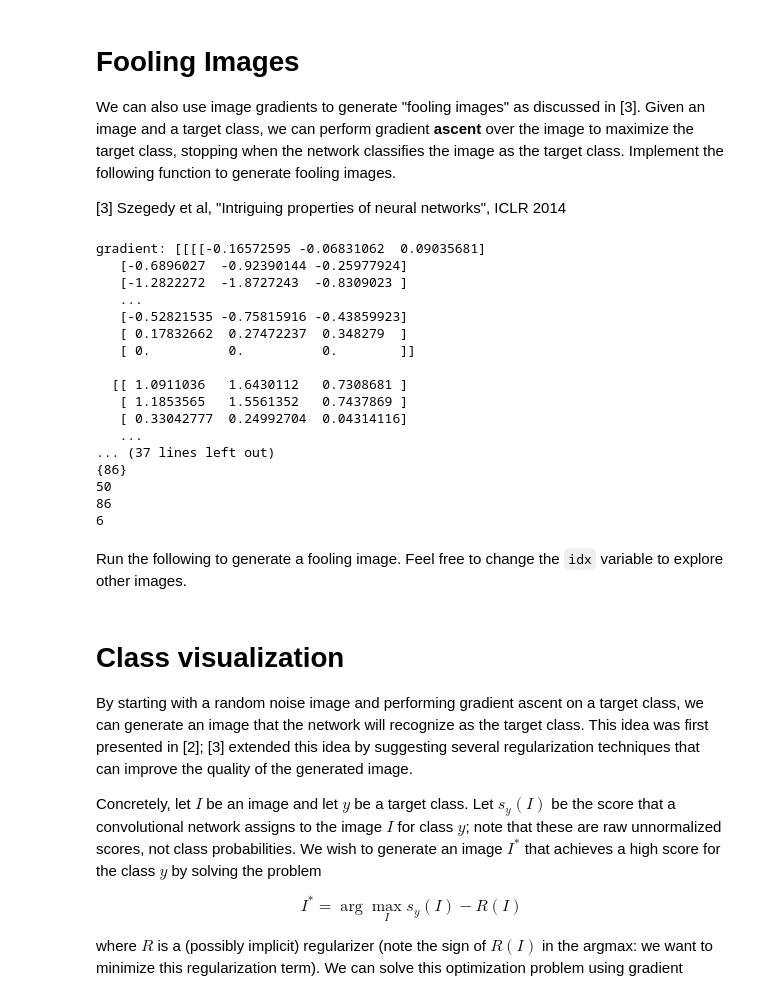
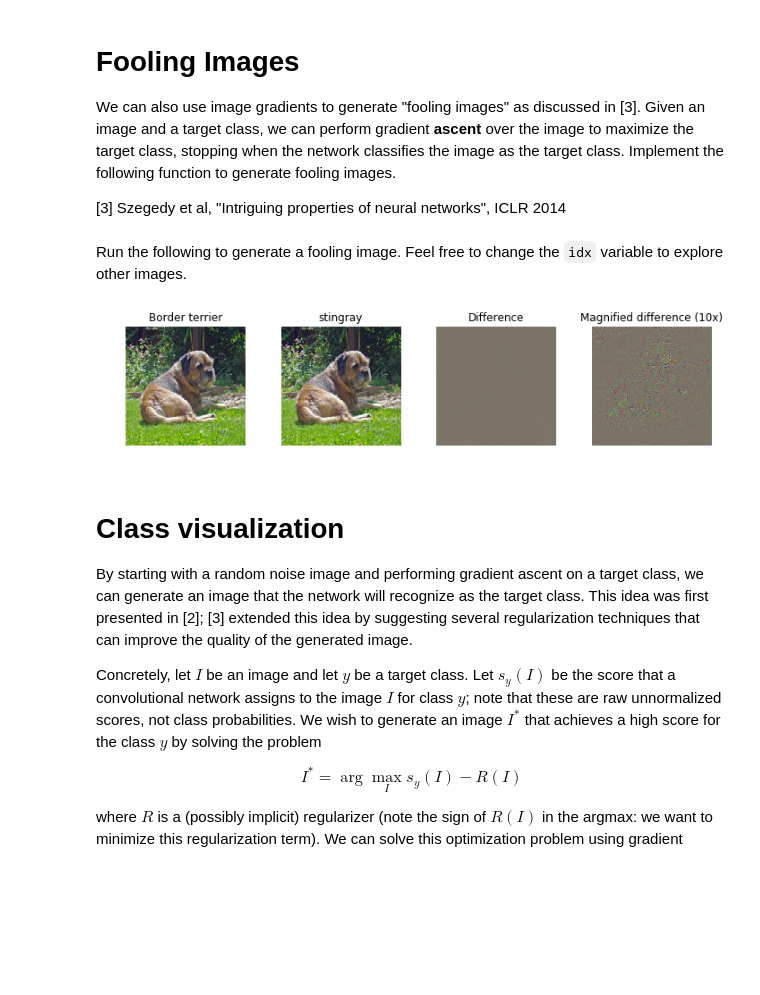
Before and after one commit to baek-jinoo/cs231n_assignments, a Jupyter notebook: assignment3/NetworkVisualization-TensorFlow.ipynb, the cells around one changed output. Saved outputs shown, nothing was run; the diff lists cells and outputs as text; code cells hidden in the pictures; blank space fills up the shorter version.

```diff
--- a/assignment3/NetworkVisualization-TensorFlow.ipynb
+++ b/assignment3/NetworkVisualization-TensorFlow.ipynb
@@ -202,7 +192,7 @@ We can also use image gradients to generate "fooling images" as discussed in [3]
 
 [3] Szegedy et al, "Intriguing properties of neural networks", ICLR 2014
 # %%
-def make_fooling_image(X, target_y, model, starter=None):
+def make_fooling_image(X, target_y, model):
     """
     Generate a fooling image that is close to X, but that the model classifies
     as target_y.
@@ -231,96 +221,64 @@ def make_fooling_image(X, target_y, model, starter=None):
     # in fewer than 100 iterations of gradient ascent.                           #
     # You can print your progress over iterations to check your algorithm.       #
     ##############################################################################
+    classes_set = set()
 
-    classes_set = set()
-    if starter is not None:
-        X = starter
-    max_iterations = 200
+    max_iterations = 100
+
+    gradients = tf.gradients(model.classifier[:, target_y], model.image)
+
     for i in range(max_iterations):
         from IPython.display import clear_output
         clear_output(wait=True)
 
-        gradients = tf.gradients(model.classifier, model.image)
-        feed_dict = {model.image: X, model.labels: np.array([target_y])}
-        g, _ = sess.run([gradients, model.loss], feed_dict=feed_dict)
+        g, _ = sess.run([gradients, model.classifier], feed_dict={model.image: X_fooling})
         g = g[0]
-        print("gradient:", g)
         dX = learning_rate * g / np.linalg.norm(g)
-        # update image
-        X += dX
 
-        classes = sess.run([model.classifier], feed_dict={model.image: X})
-
-        classes_set.add(np.argmax(classes))
-        print(classes_set)
-        print(i)
-        print(np.argmax(classes))
-        print(target_y)
-        if target_y == np.argmax(classes):
-            X_fooling = X
+        X_fooling += dX
+        classes = sess.run(model.classifier, feed_dict={model.image: X_fooling})
+        if target_y == classes.argmax():
             break
 
-        # check condition to exit
     ##############################################################################
     #                             END OF YOUR CODE                               #
     ##############################################################################
     return X_fooling
-# %%
-idx = 0
-Xi = X[idx][None]
-target_y = 6
-X_fooling = make_fooling_image(Xi, target_y, model, starter=X_fooling)
-# %% [output]
-gradient: [[[[-0.16572595 -0.06831062  0.09035681]
-   [-0.6896027  -0.92390144 -0.25977924]
-   [-1.2822272  -1.8727243  -0.8309023 ]
-   ...
-   [-0.52821535 -0.75815916 -0.43859923]
-   [ 0.17832662  0.27472237  0.348279  ]
-   [ 0.          0.          0.        ]]
-
-  [[ 1.0911036   1.6430112   0.7308681 ]
-   [ 1.1853565   1.5561352   0.7437869 ]
-   [ 0.33042777  0.24992704  0.04314116]
-   ...
-... (37 lines left out)
-{86}
-50
-86
-6
 # %% [markdown]
 Run the following to generate a fooling image. Feel free to change the `idx` variable to explore other images.
 # %%
-idx = 0
+idx = 3
 Xi = X[idx][None]
 target_y = 6
 X_fooling = make_fooling_image(Xi, target_y, model)
 
 # Make sure that X_fooling is classified as y_target
 scores = sess.run(model.classifier, {model.image: X_fooling})
 assert scores[0].argmax() == target_y, 'The network is not fooled!'
 
 # Show original image, fooling image, and difference
 orig_img = deprocess_image(Xi[0])
 fool_img = deprocess_image(X_fooling[0])
 # Rescale
 plt.subplot(1, 4, 1)
 plt.imshow(orig_img)
 plt.axis('off')
 plt.title(class_names[y[idx]])
 plt.subplot(1, 4, 2)
 plt.imshow(fool_img)
 plt.title(class_names[target_y])
 plt.axis('off')
 plt.subplot(1, 4, 3)
 plt.title('Difference')
 plt.imshow(deprocess_image((Xi-X_fooling)[0]))
 plt.axis('off')
 plt.subplot(1, 4, 4)
 plt.title('Magnified difference (10x)')
 plt.imshow(deprocess_image(10 * (Xi-X_fooling)[0]))
 plt.axis('off')
 plt.gcf().tight_layout()
+# %% [output]
+[figure, added]
 # %% [markdown]
 # Class visualization
 By starting with a random noise image and performing gradient ascent on a target class, we can generate an image that the network will recognize as the target class. This idea was first presented in [2]; [3] extended this idea by suggesting several regularization techniques that can improve the quality of the generated image.
```
Also changed, not shown: parts of 4 cells of this notebook.
